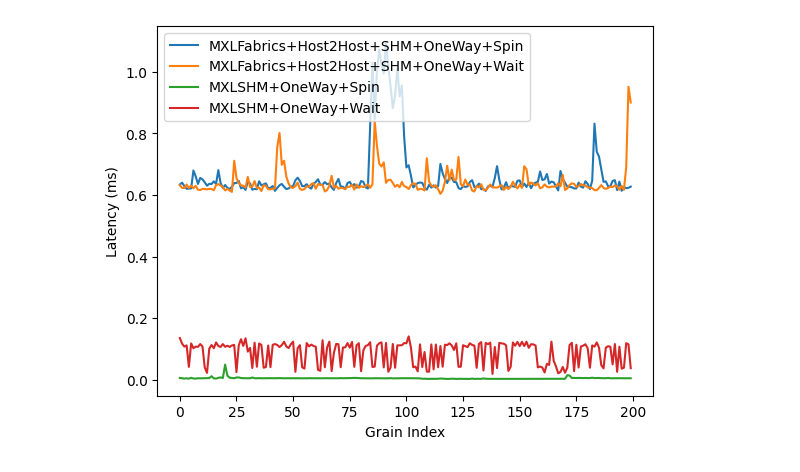
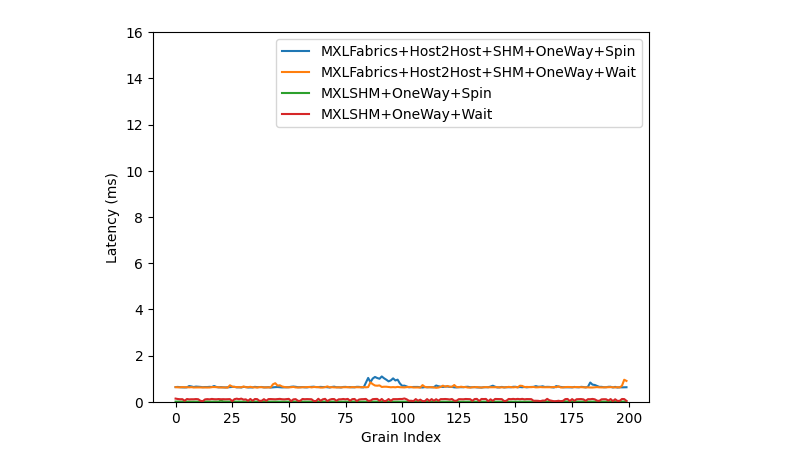
Before and after one commit to jonasohland/mts-fabrics-study, a Jupyter notebook: notebooks/MXLSHM-vs-MXLFabrics+SHM.ipynb, the cells around one changed output. Drawn from its saved outputs; the diff is of its cells as text; code cells hidden in the pictures.

```diff
--- a/notebooks/MXLSHM-vs-MXLFabrics+SHM.ipynb
+++ b/notebooks/MXLSHM-vs-MXLFabrics+SHM.ipynb
@@ -8,20 +8,21 @@ fabrics_wait = pl.read_csv("../data/MXLFabrics+Host2Host+SHM+OneWay+Wait.csv", s
 mxlshm_wait = pl.read_csv("../data/MXLSHM+OneWay+Wait.csv", schema=schema);
 mxlshm_spin = pl.read_csv("../data/MXLSHM+OneWay+Spin.csv", schema=schema);
 # %%
-latency_fabrics_spin = (fabrics_spin.select(pl.col("RxTime")) - fabrics_spin.select(pl.col("TxTime")))/1000000
-latency_fabrics_wait = (fabrics_wait.select(pl.col("RxTime")) - fabrics_wait.select(pl.col("TxTime")))/1000000
-latency_mxlshm_spin = (mxlshm_spin.select(pl.col("RxTime")) - mxlshm_spin.select(pl.col("TxTime")))/1000000
-latency_mxlshm_wait = (mxlshm_wait.select(pl.col("RxTime")) - mxlshm_wait.select(pl.col("TxTime")))/1000000
+latency_fabrics_spin = (fabrics_spin.select(pl.col("RxTime")) - fabrics_spin.select(pl.col("TxTime")))/1e6
+latency_fabrics_wait = (fabrics_wait.select(pl.col("RxTime")) - fabrics_wait.select(pl.col("TxTime")))/1e6
+latency_mxlshm_spin = (mxlshm_spin.select(pl.col("RxTime")) - mxlshm_spin.select(pl.col("TxTime")))/1e6
+latency_mxlshm_wait = (mxlshm_wait.select(pl.col("RxTime")) - mxlshm_wait.select(pl.col("TxTime")))/1e6
 # %%
 import matplotlib.pyplot as plt
 
 plt.plot(latency_fabrics_spin, label="MXLFabrics+Host2Host+SHM+OneWay+Spin")
 plt.plot(latency_fabrics_wait, label="MXLFabrics+Host2Host+SHM+OneWay+Wait")
 plt.plot(latency_mxlshm_spin, label="MXLSHM+OneWay+Spin")
 plt.plot(latency_mxlshm_wait, label="MXLSHM+OneWay+Wait")
 plt.ylabel("Latency (ms)")
 plt.xlabel("Grain Index")
+plt.ylim(0,16)
 plt.legend()
 plt.show()
 # %% [output]
-[figure, old version]
+[figure, new version]
```
Also changed, not shown: 42 other files.
